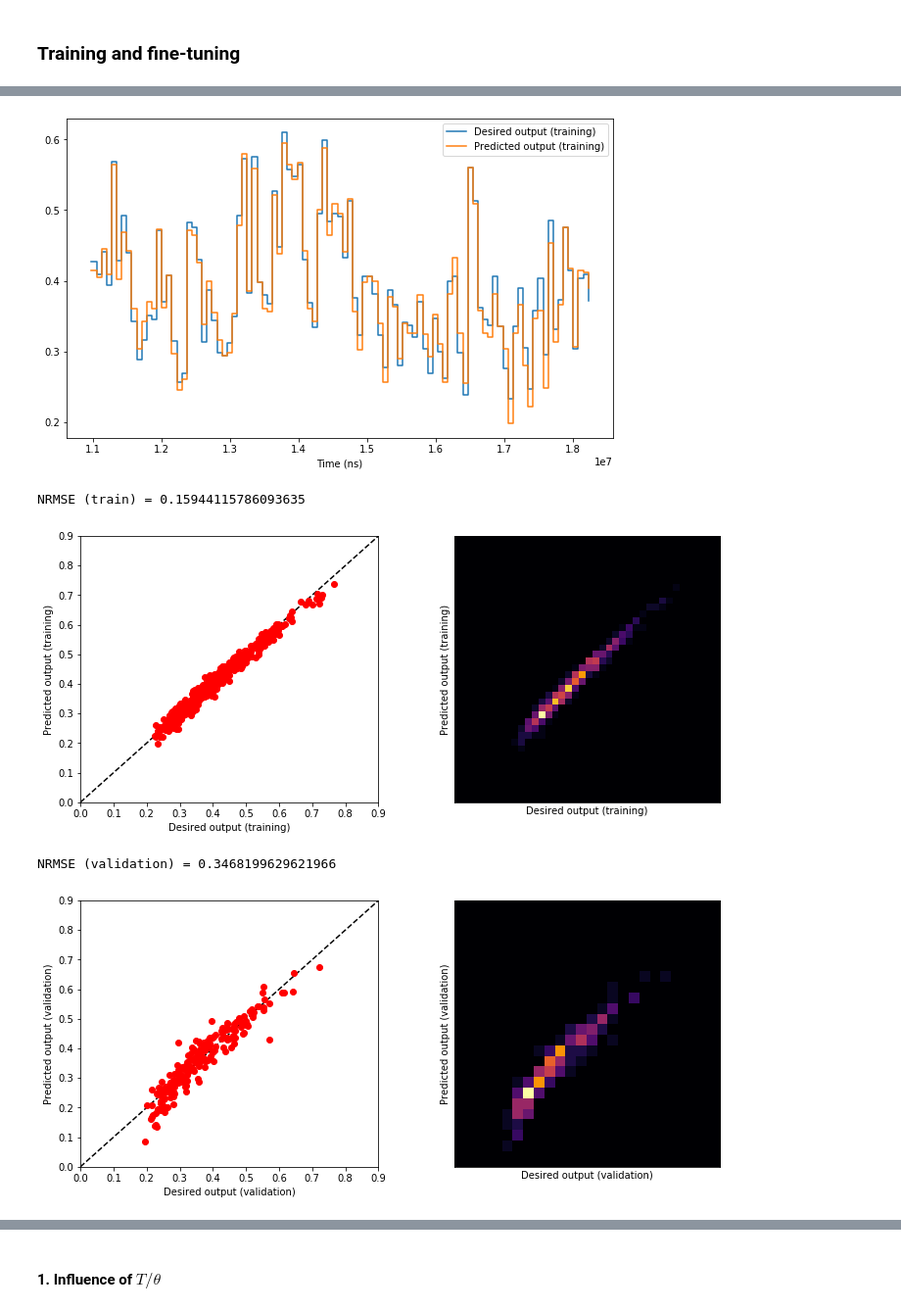
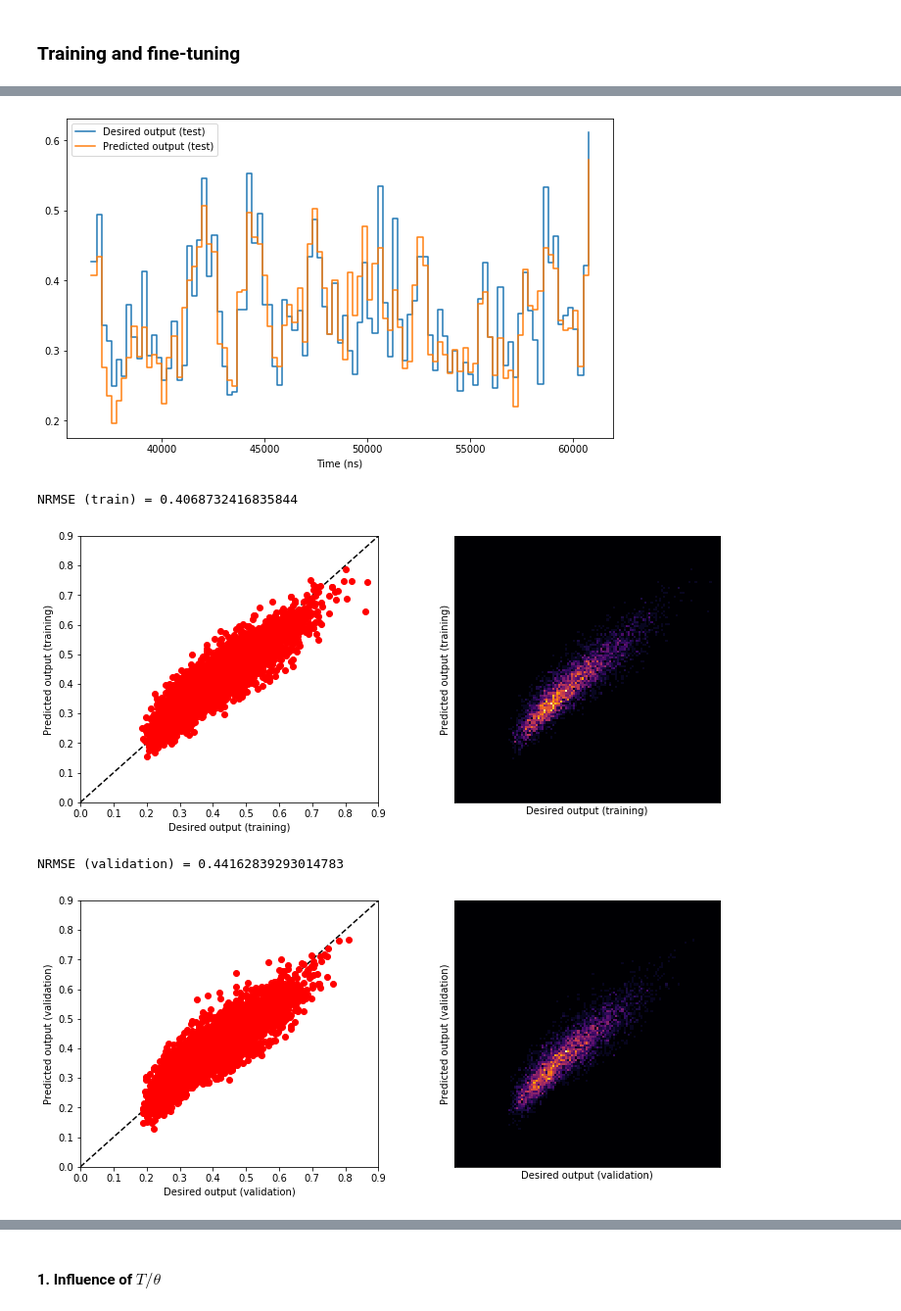
Before and after one commit to spintronic-computing-group/spnc, a Jupyter notebook: notebooks/SPNC-anisotropy/SP_anisotropy_learning.ipynb, the cells around one changed output, grey strips where cells are left out. Shown at 98% size. Cells and saved outputs as stored; diff of their text form; code cells hidden in the pictures.

Commit message:
Solved memory pb

```diff
--- a/notebooks/SPNC-anisotropy/SP_anisotropy_learning.ipynb
+++ b/notebooks/SPNC-anisotropy/SP_anisotropy_learning.ipynb
@@ -254,56 +254,48 @@ class Single_Node_Reservoir_NARMA10:
         Ns = len(u)
         if self.use_bias:
             print("Use bias")
-            J = np.zeros((Ns,self.Nvirt+1)) #We add one for the bias
             S = np.zeros((Ns,self.Nvirt+1))
         else:
-            J = np.zeros((Ns,self.Nvirt))
             S = np.zeros((Ns,self.Nvirt))
 
         for k in range(Ns):
             if k%100==0:
                 print(k)
             for i in range(self.Nvirt):
-                S[k,i] = self.spn.get_m()
                 j = self.M[i]*u[k]
-                J[k,i] = j + self.gamma*J[k-1,i] #J will be useful to test the role of memory and nonlinearity
                 self.spn.k_s = j + self.gamma*S[k-1,i] #Feedback
                 SPN.calculate_energy_barriers(self.spn)
                 self.spn.evolve(f0,self.theta)
+                S[k,i] = self.spn.get_m()
 
         if self.use_bias:
             for k in range(Ns):
-                J[k,self.Nvirt] = 1
                 S[k,self.Nvirt] = 1
 
-        return(J[spacer:],S[spacer:])
+        return(S[spacer:])
 
     def gen_signal_fast(self,u):
         Ns = len(u)
         if self.use_bias:
             print("Use bias")
-            J = np.zeros((Ns,self.Nvirt+1)) #We add one for the bias
             S = np.zeros((Ns,self.Nvirt+1))
         else:
-            J = np.zeros((Ns,self.Nvirt))
             S = np.zeros((Ns,self.Nvirt))
 
         for k in range(Ns):
             if k%100==0:
                 print(k)
             for i in range(self.Nvirt):
-                S[k,i] = self.spn.get_m_fast()
                 j = self.M[i]*u[k]
-                J[k,i] = j + self.gamma*J[k-1,i] #J will be useful to test the role of memory and nonlinearity
                 self.spn.k_s = j + self.gamma*S[k-1,i] #Feedback
                 self.spn.evolve_fast(f0,self.theta)
+                S[k,i] = self.spn.get_m_fast()
 
         if self.use_bias:
             for k in range(Ns):
-                J[k,self.Nvirt] = 1
                 S[k,self.Nvirt] = 1
 
-        return(J[spacer:],S[spacer:])
+        return(S[spacer:])
 
     def gen_signal_without_SPN(self,u):
         Ns = len(u)
@@ -319,7 +311,7 @@ class Single_Node_Reservoir_NARMA10:
         return(J[spacer:])
 
     def train(self, S, y, S_valid, y_valid):
-        alphas = np.logspace(-5,1,10)
+        alphas = np.logspace(-15,0,20)
         alphas[0] = 0.
 
         Ns = S.shape[0]
@@ -481,15 +473,15 @@ plt.show()
 # %% [markdown]
 ### Training and fine-tuning
 # %%
-Ntrain = 500
-Nvalid = 200
+Ntrain = 5000
+Nvalid = 5000
 
 (u,y) = NARMA10(Ntrain)
 (u_valid,y_valid) = NARMA10(Nvalid)
 
-net = Single_Node_Reservoir_NARMA10(400,1e-2,8e-2,0.26)
-(J,S) = net.gen_signal(u)
-(J_valid,S_valid) = net.gen_signal(u_valid)
+net = Single_Node_Reservoir_NARMA10(400,3,1e-2,0.25)
+S = net.gen_signal_fast(u)
+S_valid = net.gen_signal_fast(u_valid)
 # %% [output]
 Use bias
 0
@@ -520,9 +524,9 @@ Optimal alpha = 0.00021544346900318823 with NRMSE (validation) = 0.3468199629621
 y_pred_train = net.predict(S)
 y_pred_valid = net.predict(S_valid)
 # %%
-Ntest = 200
+Ntest = 2000
 (u_test,y_test) = NARMA10(Ntest)
-(J_test,S_test) = net.gen_signal(u_test)
+S_test = net.gen_signal_fast(u_test)
 y_pred_test = net.predict(S_test)
 # %% [output]
 Use bias
@@ -532,15 +549,15 @@ Use bias
 # %%
-time_y = net.get_time_list_y(y)
+time_y = net.get_time_list_y(y_test)
 plt.figure(figsize=(10,6))
 xmin = 100
 xmax = 200
-plt.plot(time_y[xmin:xmax],y[xmin:xmax],drawstyle='steps-post',label="Desired output (training)")
-plt.plot(time_y[xmin:xmax],y_pred_train[xmin:xmax],drawstyle='steps-post',label="Predicted output (training)")
+plt.plot(time_y[xmin:xmax],y_test[xmin:xmax],drawstyle='steps-post',label="Desired output (test)")
+plt.plot(time_y[xmin:xmax],y_pred_test[xmin:xmax],drawstyle='steps-post',label="Predicted output (test)")
 plt.xlabel("Time (ns)")
 plt.legend(loc="best")
 plt.show()
 # %% [output]
-[figure, old version]
+[figure, new version]
 # %%
 print("NRMSE (train) = "+str(NRMSE_list(y,y_pred_train)))
 plt.figure(figsize=(12,5))
@@ -564,8 +581,8 @@ plt.xlim(0,0.9*nbins)
 plt.ylim(0,0.9*nbins)
 plt.show()
 # %% [output]
-NRMSE (train) = 0.15944115786093635
+NRMSE (train) = 0.4068732416835844
-[figure, old version]
+[figure, new version]
 # %%
 print("NRMSE (validation) = "+str(NRMSE_list(y_valid,y_pred_valid)))
 plt.figure(figsize=(12,5))
@@ -589,8 +606,8 @@ plt.xlim(0,0.9*nbins)
 plt.ylim(0,0.9*nbins)
 plt.show()
 # %% [output]
-NRMSE (validation) = 0.3468199629621966
+NRMSE (validation) = 0.44162839293014783
-[figure, old version]
+[figure, new version]
 # %%
 print("NRMSE (test) = "+str(NRMSE_list(y_test,y_pred_test)))
 plt.figure(figsize=(12,5))
```
Also changed, not shown: parts of 16 cells of this notebook, 3 other files.
